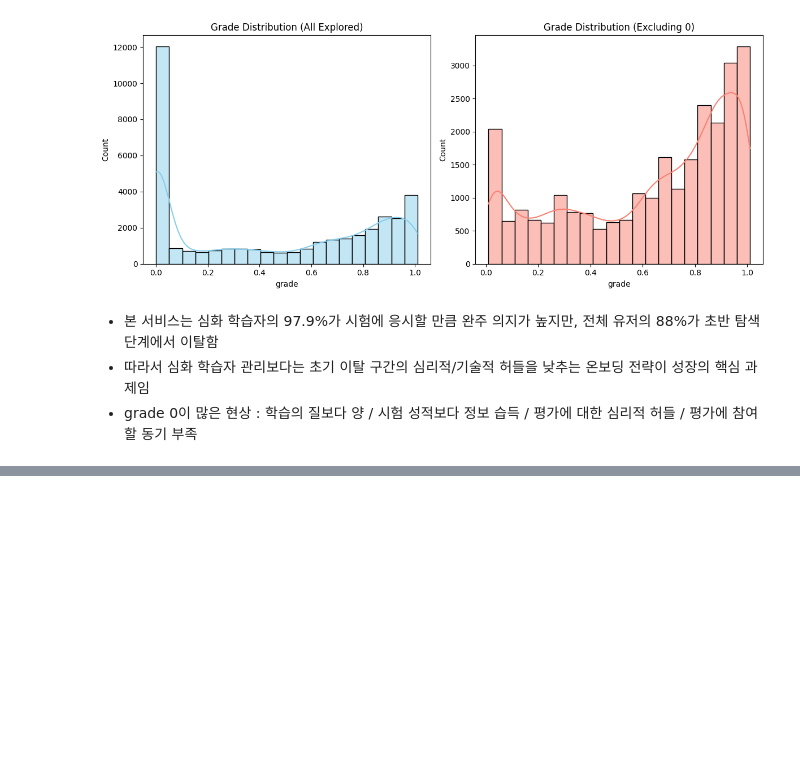
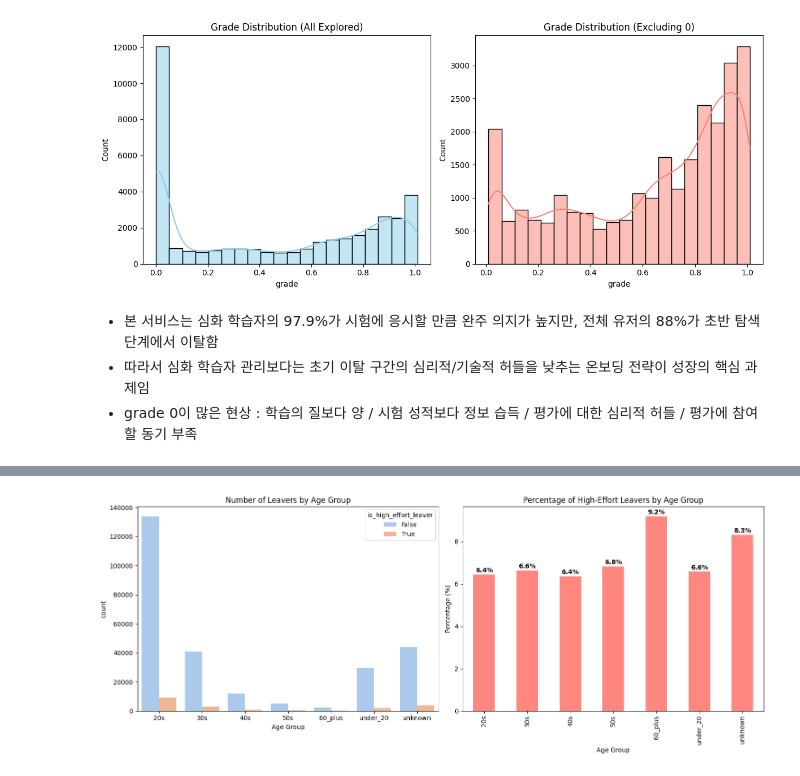
Before and after one commit to Ojirokim/data-analysis-practical-project, a Jupyter notebook: 김규리/eda.ipynb, the cells around one changed output, grey strips where cells are left out. Cells and saved outputs as stored; diff of their text form; code cells hidden in the pictures; blank space fills up the shorter version.

```diff
--- a/김규리/eda.ipynb
+++ b/김규리/eda.ipynb
@@ -477,0 +695,29 @@ med_duration = df['duration'].median()
+# %%
+# 연령대별 고관여 탐색 이탈자 비중
+age_pivot = pd.crosstab(leavers_df['age_group'], leavers_df['is_high_effort_leaver'] == True, normalize='index') * 100
+age_pivot = age_pivot.sort_index()
+
+# 시각화
+plt.figure(figsize=(15, 6))
+
+# 왼쪽: 연령대별 단순 인원수
+plt.subplot(1, 2, 1)
+sns.countplot(x='age_group', hue='is_high_effort_leaver', data=leavers_df, palette='pastel', order=sorted(leavers_df['age_group'].unique()))
+plt.title('Number of Leavers by Age Group')
+plt.xlabel('Age Group')
+
+# 오른쪽: 연령대별 고관여 이탈 비중 (%)
+plt.subplot(1, 2, 2)
+age_pivot[True].plot(kind='bar', color='#ff6961', alpha=0.8)
+plt.title('Percentage of High-Effort Leavers by Age Group')
+plt.ylabel('Percentage (%)')
+plt.xlabel('Age Group')
+
+# 비중 수치 표시
+for i, v in enumerate(age_pivot[True]):
+    plt.text(i, v + 0.1, f'{v:.1f}%', ha='center', fontweight='bold')
+
+plt.tight_layout()
+plt.show()
+# %% [output]
+[figure, added]
```
Also changed, not shown: parts of 48 cells of this notebook, 4 other files.
